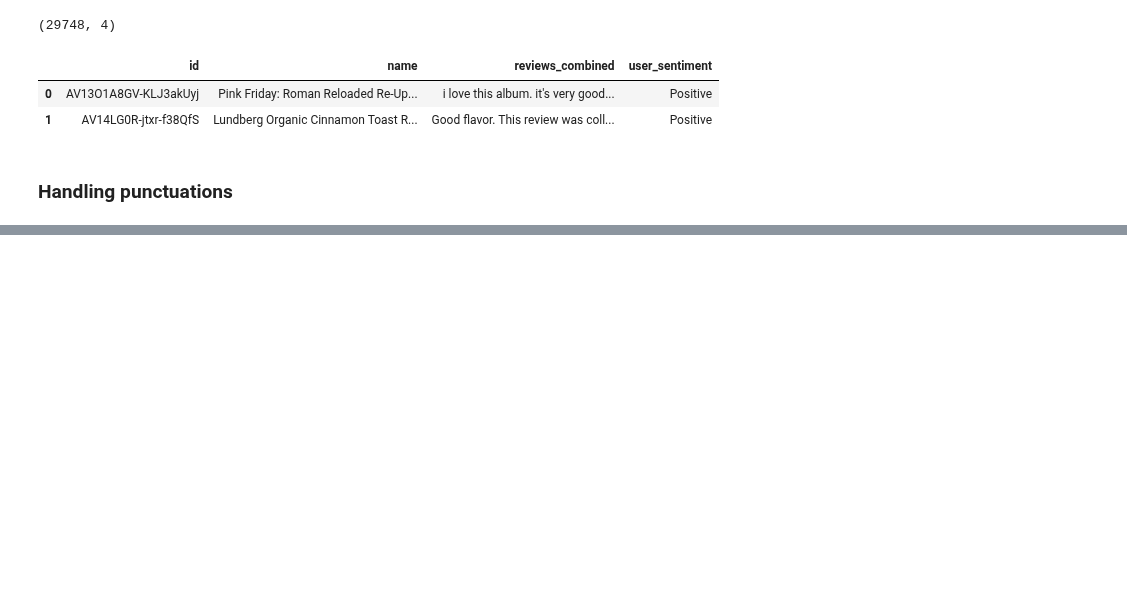
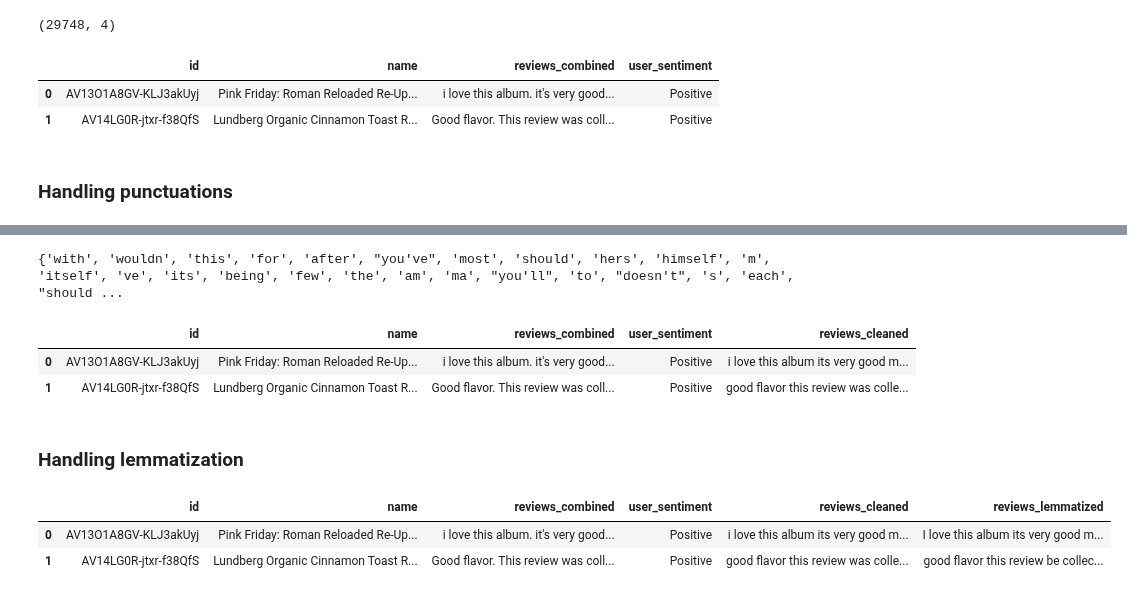
Before and after one commit to bharathsanjai/sentiment-based-product-recommendation-system, a Jupyter notebook: Recommendation_System_Notebook.ipynb, the cells around one changed output, grey strips where cells are left out. Cells and saved outputs as stored; diff of their text form; code cells hidden in the pictures; blank space fills up the shorter version.

```diff
--- a/Recommendation_System_Notebook.ipynb
+++ b/Recommendation_System_Notebook.ipynb
@@ -528,0 +522,39 @@ df_sent['reviews_cleaned'] = df_sent['reviews_combined'].apply(clean_punctuation
+# %%
+from nltk.corpus import stopwords
+stopwords_set = set(stopwords.words("english"))
+print(stopwords_set)
+# %% [output]
+{'with', 'wouldn', 'this', 'for', 'after', "you've", 'most', 'should', 'hers', 'himself', 'm', 'itself', 've', 'its', 'being', 'few', 'the', 'am', 'ma', "you'll", 'to', "doesn't", 's', 'each', "should ...
+# %%
+# Function to remove the stopwords
+def clean_stopwords(sent):
+    sent = sent.lower() # Text to lowercase
+    words = word_tokenize(sent) # Split sentences into words
+    text_nostopwords = " ".join( [each_word for each_word in words if each_word not in stopwords_set] )
+    return sent
+# %%
+df_sent['reviews_cleaned'] = df_sent['reviews_cleaned'].apply(clean_stopwords)
+# %%
+df_sent.head(2)
+# %% [output]
+|  | id | name | reviews_combined | user_sentiment | reviews_cleaned |
+| 0 | AV13O1A8GV-KLJ3akUyj | Pink Friday: Roman Reloaded Re-Up... | i love this album. it's very good... | Positive | i love this album its very good m... |
+| 1 | AV14LG0R-jtxr-f38QfS | Lundberg Organic Cinnamon Toast R... | Good flavor. This review was coll... | Positive | good flavor this review was colle... |
+# %% [markdown]
+### Handling lemmatization
+# %%
+#Function to lemmatize the text
+def clean_lemma(text):
+    sent = []
+    doc = nlp(text)
+    for token in doc:
+        sent.append(token.lemma_)
+    return " ".join(sent)
+# %%
+df_sent['reviews_lemmatized'] = df_sent['reviews_cleaned'].apply(clean_lemma)
+# %%
+df_sent.head(2)
+# %% [output]
+|  | id | name | reviews_combined | user_sentiment | reviews_cleaned | reviews_lemmatized |
+| 0 | AV13O1A8GV-KLJ3akUyj | Pink Friday: Roman Reloaded Re-Up... | i love this album. it's very good... | Positive | i love this album its very good m... | I love this album its very good m... |
+| 1 | AV14LG0R-jtxr-f38QfS | Lundberg Organic Cinnamon Toast R... | Good flavor. This review was coll... | Positive | good flavor this review was colle... | good flavor this review be collec... |
```
Also changed, not shown: parts of 5 cells of this notebook.
